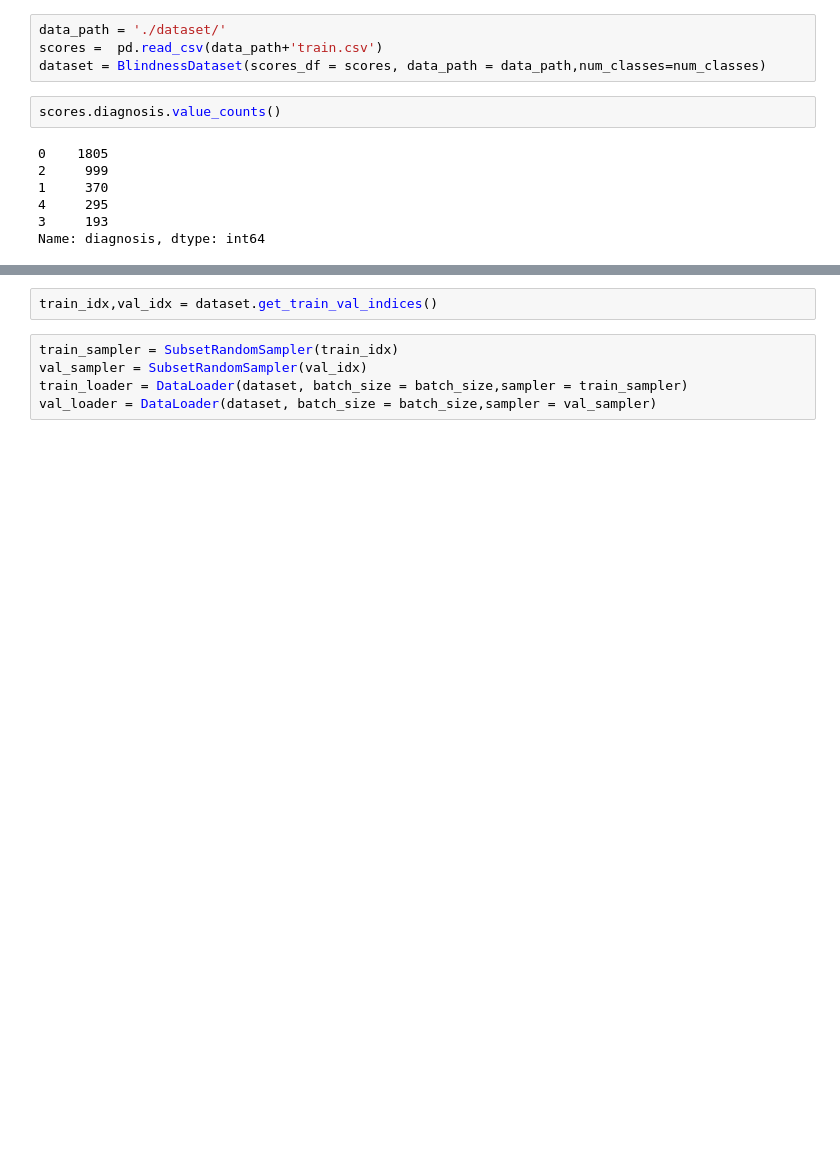
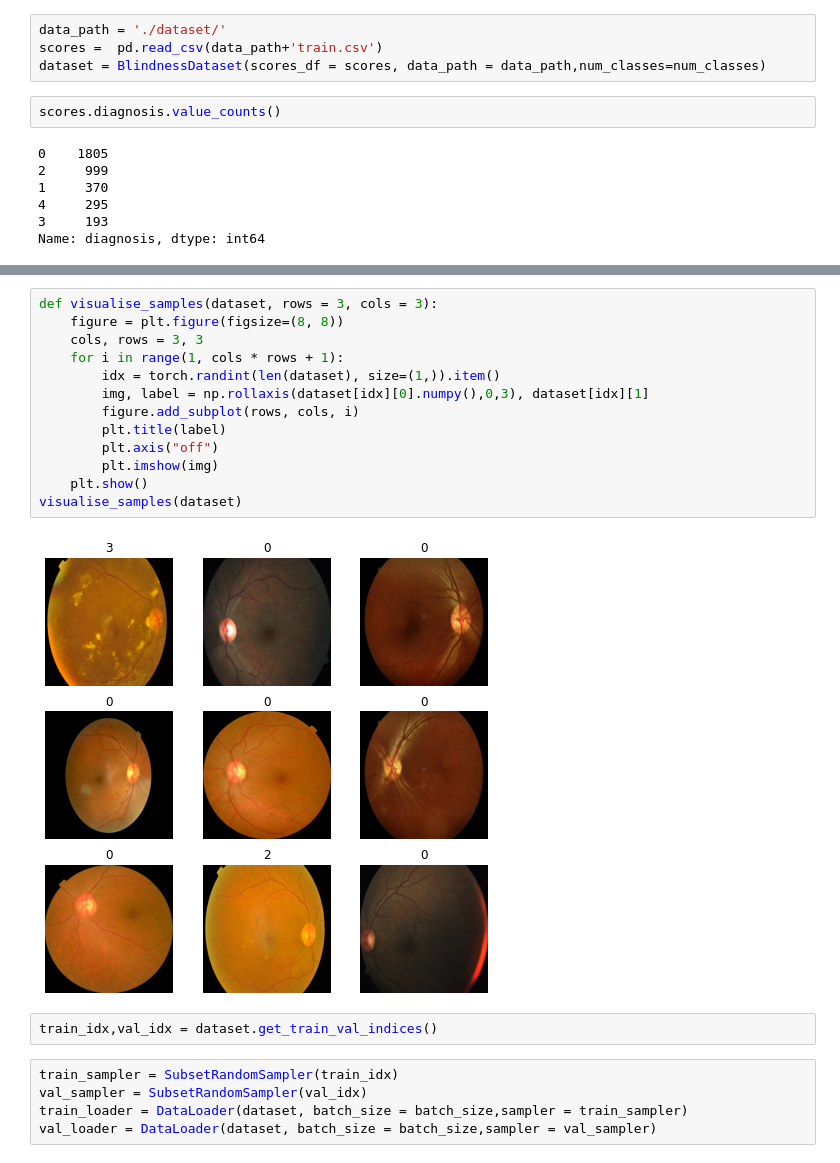
Before and after one commit to nolancardozo13/blindness_detection_ordinal_cnn, a Jupyter notebook: blindess_severity_scoring.ipynb, the cells around one changed output, grey strips where cells are left out. Cells and saved outputs as stored; diff of their text form; blank space fills up the shorter version.

```diff
--- a/blindess_severity_scoring.ipynb
+++ b/blindess_severity_scoring.ipynb
@@ -137,3 +133,18 @@ The blindess severity for image 1bf30c84bbadis: 4
+# %%
+def visualise_samples(dataset, rows = 3, cols = 3):
+    figure = plt.figure(figsize=(8, 8))
+    cols, rows = 3, 3
+    for i in range(1, cols * rows + 1):
+        idx = torch.randint(len(dataset), size=(1,)).item()
+        img, label = np.rollaxis(dataset[idx][0].numpy(),0,3), dataset[idx][1]
+        figure.add_subplot(rows, cols, i)
+        plt.title(label)
+        plt.axis("off")
+        plt.imshow(img)
+    plt.show()
+visualise_samples(dataset)
+# %% [output]
+[figure, added]
 # %%
 train_idx,val_idx = dataset.get_train_val_indices()
 # %%
```
Also changed, not shown: parts of 6 cells of this notebook, 11 other files.
